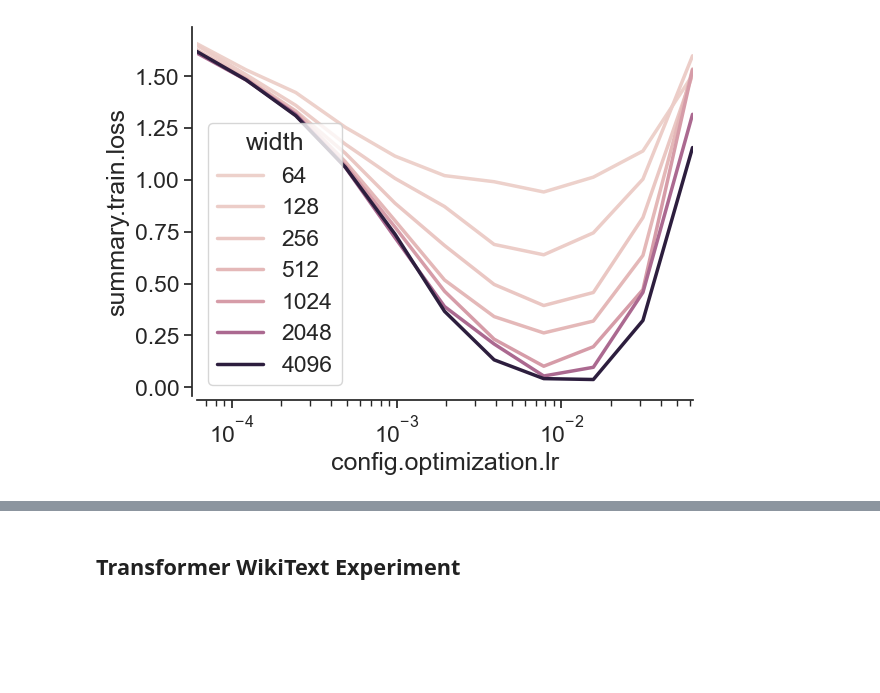
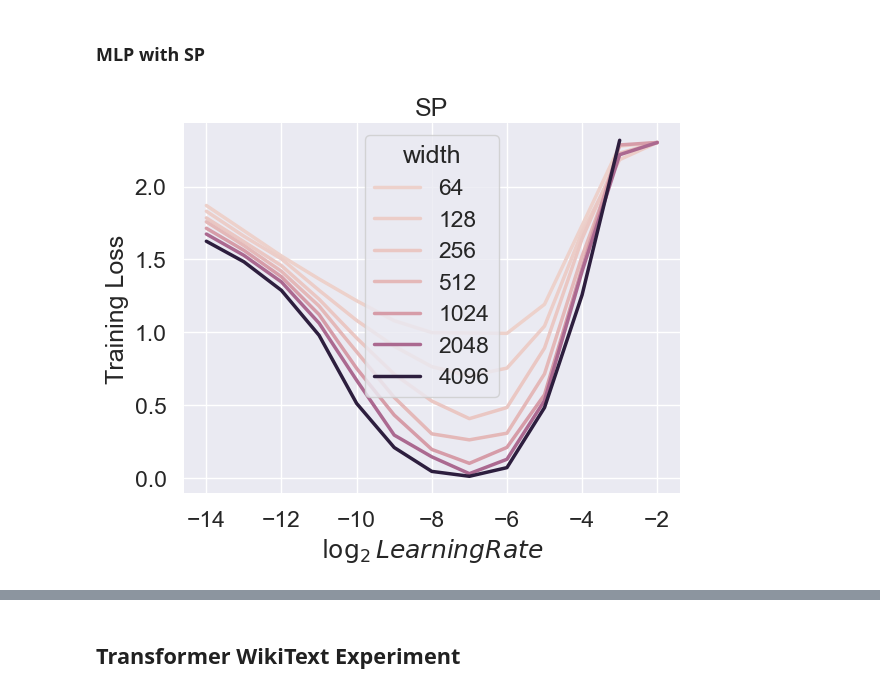
Before and after one commit to BrunoKM/tensor-reprogram, a Jupyter notebook: plots/hyperparam_vs_scale_alignment.ipynb, the cells around one changed output, grey strips where cells are left out. Drawn from its saved outputs; the diff is of its cells as text; code cells hidden in the pictures; blank space fills up the shorter version.

Commit message:
Change formats for the plots

```diff
--- a/plots/hyperparam_vs_scale_alignment.ipynb
+++ b/plots/hyperparam_vs_scale_alignment.ipynb
@@ -10,7 +10,7 @@ import seaborn as sns
 sns.set_style('ticks')
 sns.set_context("notebook", font_scale=1.5, rc={"lines.linewidth": 2.5})
 # %%
-api = wandb.Api()
+api = wandb.Api(api_key='0397e0196c2ed27234ec92d433cbe73fcfc72db1')
 
 # Project is specified by <entity/project-name>
 runs = api.runs(
@@ -27,7 +27,7 @@ for run in runs:
     # .config contains the hyperparameters.
     #  We remove special values that start with _.
     config_list.append(
-        {k: v for k,v in run.config.items()
+        {k: v for k, v in run.config.items()
           if not k.startswith('_')})
 
     # .name is the human-readable name of the run.
@@ -113,0 +122,11 @@ See the caveats in the documentation: https://pandas.pydata.org/pandas-docs/stab
+# %%
+# ax = sns.lineplot(data=mlp_runs_df, x='config.optimization.lr', y='summary.test.loss', hue='width')
+# ax.set_xscale('log')
+ax = sns.lineplot(data=mlp_runs_df, x='config.optimization.lr_log2', y='summary.test.loss', hue='width', legend="full")
+# ax.set_xscale('log')
+sns.set_style('darkgrid')
+ax.set(xlabel="$\log_2LearningRate$", ylabel="Test Loss", title='$\mu$P')
+# ax.set_xlim(mlp_runs_df['config.optimization.lr'].min(), mlp_runs_df['config.optimization.lr'].max())
+sns.despine(ax=ax, offset=3)
+fig = ax.get_figure()
+fig.savefig("mlp_mup_test.png", bbox_inches='tight')
@@ -114,7 +135,32 @@ See the caveats in the documentation: https://pandas.pydata.org/pandas-docs/stab
+# %% [markdown]
+### MLP with SP
+# %%
+# Filter to only include runs with MLP architecture_type and CIFAR10 dataset
+mlp_runs_df = runs_df[
+    (runs_df['config.architecture_type'] == 'ArchitectureType.MLP')
+    & (runs_df['config.dataset_type'] == 'DatasetType.CIFAR10')
+    & (runs_df['config.use_mu_param'] == False)
+    & (runs_df['config.mlp_config.add_bias'] == False)
+    & runs_df['config.mlp_config.hidden_sizes']
+]
+mlp_runs_df = mlp_runs_df[
+    # Only include runs with 2 hidden layers
+    (mlp_runs_df['config.mlp_config.hidden_sizes'].apply(lambda l: len(l) == 2))
+]
+mlp_runs_df = mlp_runs_df[mlp_runs_df['summary.train.loss'] != 'NaN']
+# Add a "width" column to the dataframe. This is the first hidden layer size from the "config.mlp_config.hidden_sizes" column.
+mlp_runs_df['width'] = mlp_runs_df['config.mlp_config.hidden_sizes'].apply(lambda x: x[0])
+mlp_runs_df['config.optimization.lr_log2'] = np.log2(mlp_runs_df['config.optimization.lr'])
+# Check that all hidden sizes match the width column
+assert all(mlp_runs_df['config.mlp_config.hidden_sizes'].apply(lambda x: all([y == x[0] for y in x])))
 # %%
-ax = sns.lineplot(data=mlp_runs_df, x='config.optimization.lr', y='summary.train.loss', hue='width', legend="full")
-ax.set_xscale('log')
-ax.set_xlim(mlp_runs_df['config.optimization.lr'].min(), mlp_runs_df['config.optimization.lr'].max())
+ax = sns.lineplot(data=mlp_runs_df, x='config.optimization.lr_log2', y='summary.train.loss', hue='width', legend="full")
+# ax.set_xscale('log')
+sns.set_style('darkgrid')
+ax.set(xlabel="$\log_2LearningRate$", ylabel="Training Loss", title='SP')
+# ax.set_xlim(mlp_runs_df['config.optimization.lr'].min(), mlp_runs_df['config.optimization.lr'].max())
 sns.despine(ax=ax, offset=3)
+fig = ax.get_figure()
+fig.savefig("mlp_sp_train.png", bbox_inches='tight')
 # %% [output]
-[figure, old version]
+[figure, new version]
```
Also changed, not shown: parts of 20 cells of this notebook.
